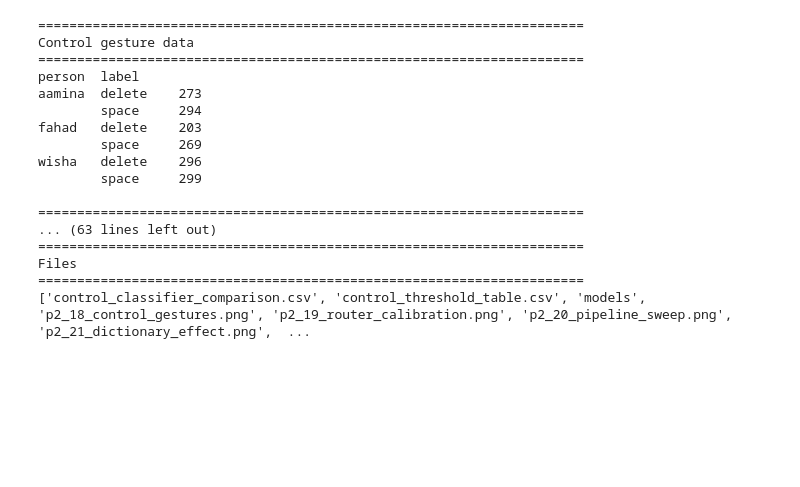
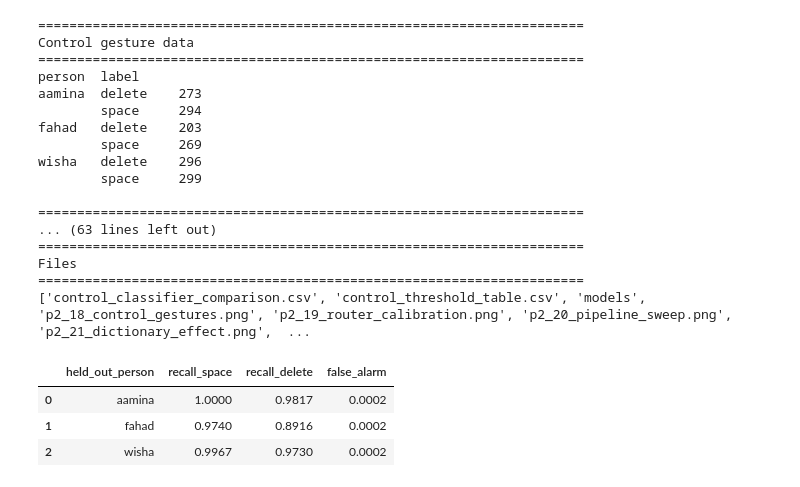
Before and after one commit to Fahad1110136/SignSense, a Jupyter notebook: notebooks/pipeline.ipynb, the cells around one changed output. Saved outputs shown, nothing was run; the diff lists cells and outputs as text; code cells hidden in the pictures; blank space fills up the shorter version.

```diff
--- a/notebooks/pipeline.ipynb
+++ b/notebooks/pipeline.ipynb
@@ -740,3 +740,19 @@ wisha   delete    296
 Files
 ======================================================================
 ['control_classifier_comparison.csv', 'control_threshold_table.csv', 'models', 'p2_18_control_gestures.png', 'p2_19_router_calibration.png', 'p2_20_pipeline_sweep.png', 'p2_21_dictionary_effect.png',  ...
+# %%
+persons = pos['person'].values; rows = []
+for p in np.unique(persons):
+    tr, te_ = persons != p, persons == p
+    clf = fit_ctrl(BEST, P_X[tr], P_y[tr], neg_tr); pr = clf.predict_proba(P_X[te_])
+    ho = np.concatenate([clf.predict_proba(HO_static), clf.predict_proba(HO_dyn)])
+    rows.append({'held_out_person': p,
+                 'recall_space': (pr[P_y[te_] == 'space'][:, 2] >= CTRL_TAU).mean(),
+                 'recall_delete': (pr[P_y[te_] == 'delete'][:, 0] >= CTRL_TAU).mean(),
+                 'false_alarm': (np.maximum(ho[:, 0], ho[:, 2]) >= CTRL_TAU).mean()})
+pd.DataFrame(rows).round(4)
+# %% [output]
+|  | held_out_person | recall_space | recall_delete | false_alarm |
+| 0 | aamina | 1.0000 | 0.9817 | 0.0002 |
+| 1 | fahad | 0.9740 | 0.8916 | 0.0002 |
+| 2 | wisha | 0.9967 | 0.9730 | 0.0002 |
```
Also changed, not shown: parts of 1 cell of this notebook, 8 other files.
